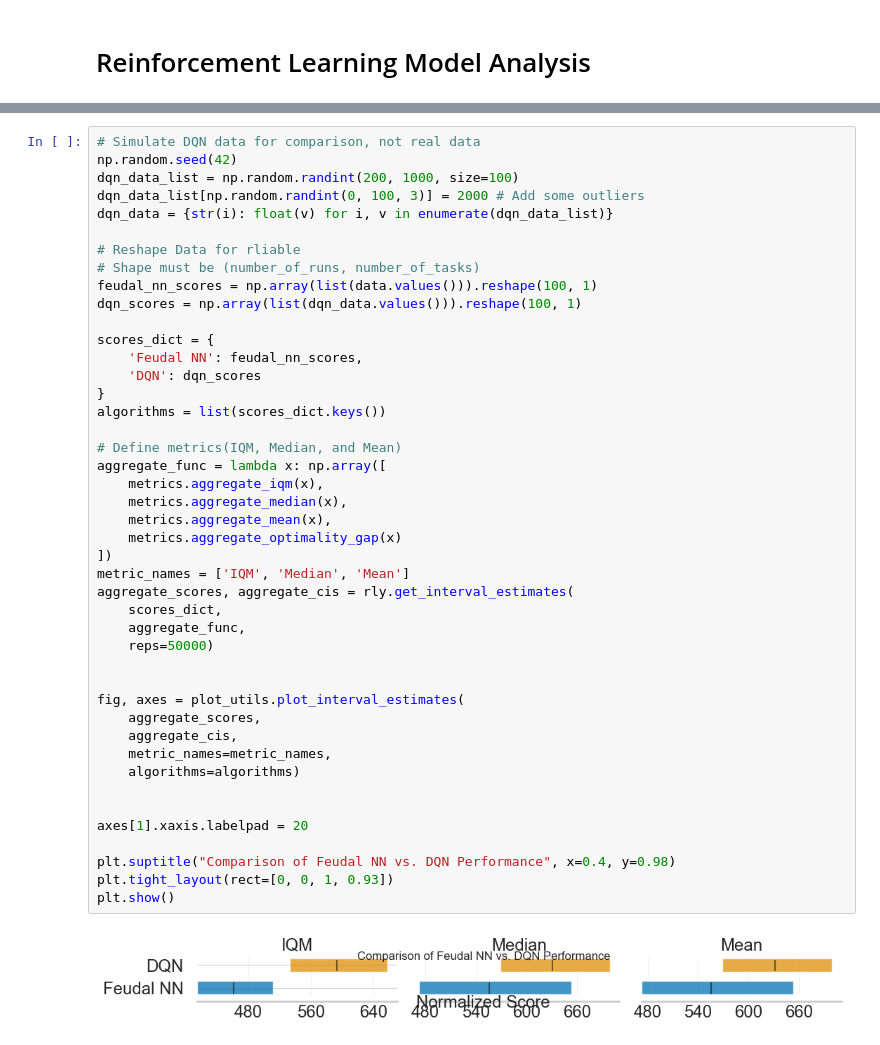
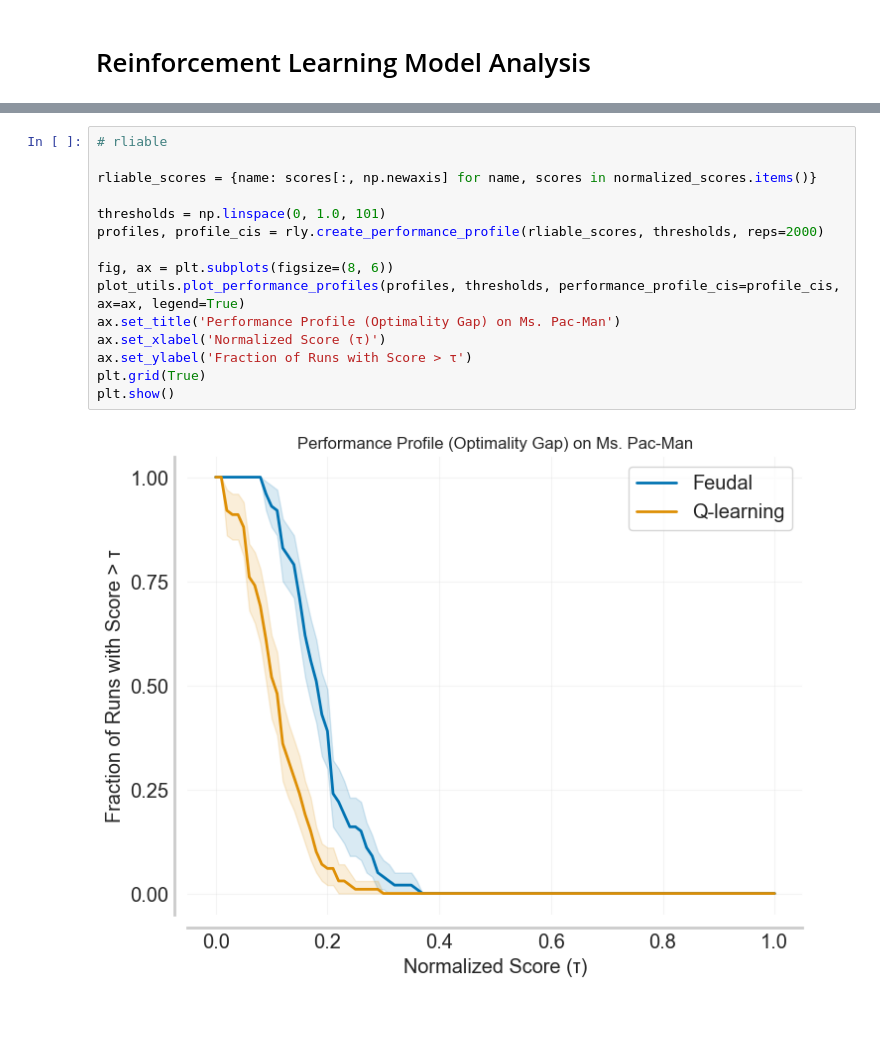
Before and after one commit to Aidan-Jared/COMPSCI_760_Reinforcement, a Jupyter notebook: Atari/perform_analysis.ipynb, the cells around one changed output, grey strips where cells are left out. Saved outputs shown, nothing was run; the diff lists cells and outputs as text; blank space fills up the shorter version.

```diff
--- a/Atari/perform_analysis.ipynb
+++ b/Atari/perform_analysis.ipynb
@@ -112,46 +155,17 @@ plt.show()
-# %%
-# Simulate DQN data for comparison, not real data
-np.random.seed(42)
-dqn_data_list = np.random.randint(200, 1000, size=100)
-dqn_data_list[np.random.randint(0, 100, 3)] = 2000 # Add some outliers
-dqn_data = {str(i): float(v) for i, v in enumerate(dqn_data_list)}
-
-# Reshape Data for rliable
-# Shape must be (number_of_runs, number_of_tasks)
-feudal_nn_scores = np.array(list(data.values())).reshape(100, 1)
-dqn_scores = np.array(list(dqn_data.values())).reshape(100, 1)
-
-scores_dict = {
-    'Feudal NN': feudal_nn_scores,
-    'DQN': dqn_scores
-}
-algorithms = list(scores_dict.keys())
-
-# Define metrics(IQM, Median, and Mean)
-aggregate_func = lambda x: np.array([
-    metrics.aggregate_iqm(x),
-    metrics.aggregate_median(x),
-    metrics.aggregate_mean(x),
-    metrics.aggregate_optimality_gap(x)
-])
-metric_names = ['IQM', 'Median', 'Mean']
-aggregate_scores, aggregate_cis = rly.get_interval_estimates(
-    scores_dict,
-    aggregate_func,
-    reps=50000)
-
-
-fig, axes = plot_utils.plot_interval_estimates(
-    aggregate_scores,
-    aggregate_cis,
-    metric_names=metric_names,
-    algorithms=algorithms)
-
-
-axes[1].xaxis.labelpad = 20
-
-plt.suptitle("Comparison of Feudal NN vs. DQN Performance", x=0.4, y=0.98)
-plt.tight_layout(rect=[0, 0, 1, 0.93])
-plt.show()
-# %% [output]
-[figure, removed]
+# %%
+# rliable
+
+rliable_scores = {name: scores[:, np.newaxis] for name, scores in normalized_scores.items()}
+
+thresholds = np.linspace(0, 1.0, 101)
+profiles, profile_cis = rly.create_performance_profile(rliable_scores, thresholds, reps=2000)
+
+fig, ax = plt.subplots(figsize=(8, 6))
+plot_utils.plot_performance_profiles(profiles, thresholds, performance_profile_cis=profile_cis, ax=ax, legend=True)
+ax.set_title('Performance Profile (Optimality Gap) on Ms. Pac-Man')
+ax.set_xlabel('Normalized Score (τ)')
+ax.set_ylabel('Fraction of Runs with Score > τ')
+plt.grid(True)
+plt.show()
+# %% [output]
+[figure, added]
```
Also changed, not shown: parts of 6 cells of this notebook, 4 other files.
